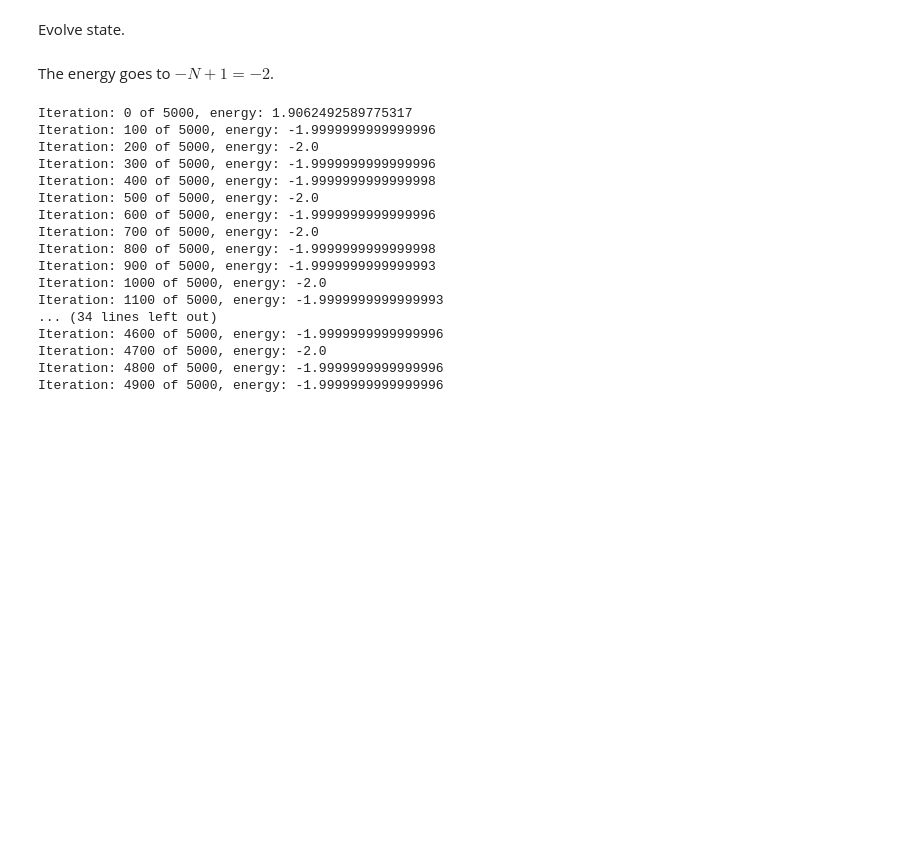
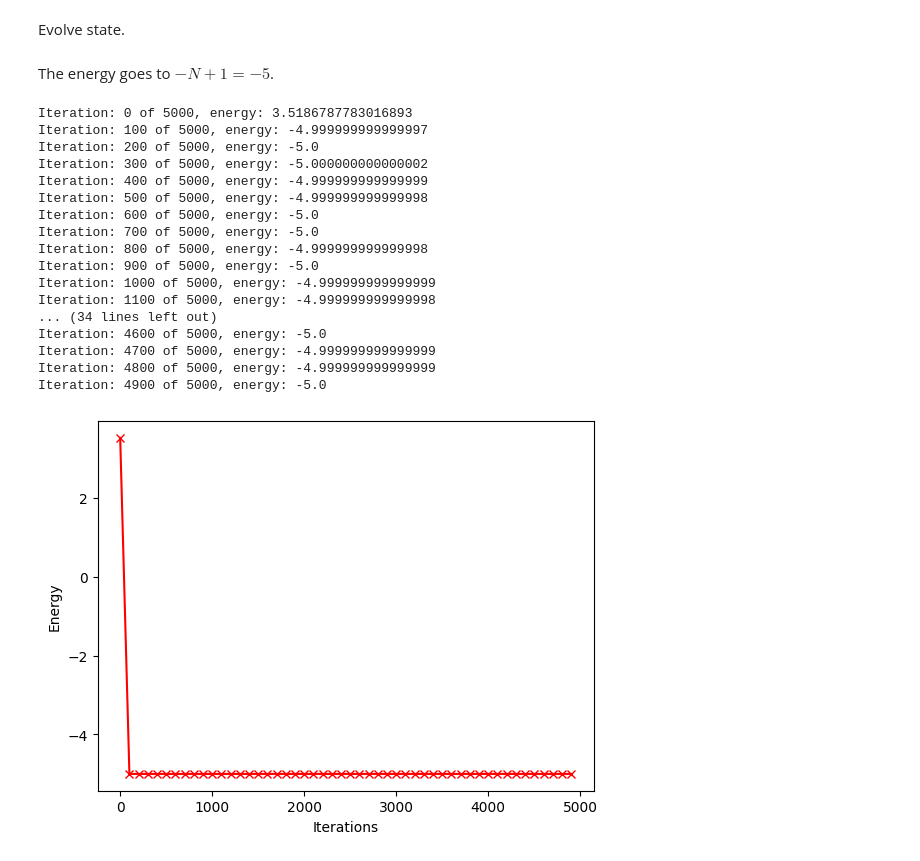
Before and after one commit to jchryssanthacopoulos/quantum_information, a Jupyter notebook: final_project/notebooks/tebd_finite.ipynb, the cells around one changed output. Cells and saved outputs as stored; diff of their text form; code cells hidden in the pictures; blank space fills up the shorter version.

```diff
--- a/final_project/notebooks/tebd_finite.ipynb
+++ b/final_project/notebooks/tebd_finite.ipynb
@@ -60,24 +65,30 @@ tau = 0.1
 num_iter = 5000
 mid_steps = 100
 # %% [markdown]
-The energy goes to $-N + 1 = -2$.
+The energy goes to $-N + 1 = -5$.
 # %%
-run_tebd(tebd_obj, tau, num_iter, mid_steps)
+energies, wave_functions = run_tebd(tebd_obj, tau, num_iter, mid_steps)
 # %% [output]
-Iteration: 0 of 5000, energy: 1.9062492589775317
-Iteration: 100 of 5000, energy: -1.9999999999999996
-Iteration: 200 of 5000, energy: -2.0
-Iteration: 300 of 5000, energy: -1.9999999999999996
-Iteration: 400 of 5000, energy: -1.9999999999999998
-Iteration: 500 of 5000, energy: -2.0
-Iteration: 600 of 5000, energy: -1.9999999999999996
-Iteration: 700 of 5000, energy: -2.0
-Iteration: 800 of 5000, energy: -1.9999999999999998
-Iteration: 900 of 5000, energy: -1.9999999999999993
-Iteration: 1000 of 5000, energy: -2.0
-Iteration: 1100 of 5000, energy: -1.9999999999999993
+Iteration: 0 of 5000, energy: 3.5186787783016893
+Iteration: 100 of 5000, energy: -4.999999999999997
+Iteration: 200 of 5000, energy: -5.0
+Iteration: 300 of 5000, energy: -5.000000000000002
+Iteration: 400 of 5000, energy: -4.999999999999999
+Iteration: 500 of 5000, energy: -4.999999999999998
+Iteration: 600 of 5000, energy: -5.0
+Iteration: 700 of 5000, energy: -5.0
+Iteration: 800 of 5000, energy: -4.999999999999998
+Iteration: 900 of 5000, energy: -5.0
+Iteration: 1000 of 5000, energy: -4.999999999999999
+Iteration: 1100 of 5000, energy: -4.999999999999998
 ... (34 lines left out)
-Iteration: 4600 of 5000, energy: -1.9999999999999996
-Iteration: 4700 of 5000, energy: -2.0
-Iteration: 4800 of 5000, energy: -1.9999999999999996
-Iteration: 4900 of 5000, energy: -1.9999999999999996
+Iteration: 4600 of 5000, energy: -5.0
+Iteration: 4700 of 5000, energy: -4.999999999999999
+Iteration: 4800 of 5000, energy: -4.999999999999999
+Iteration: 4900 of 5000, energy: -5.0
+# %%
+plt.plot(range(0, num_iter, mid_steps), energies, "rx-")
+plt.xlabel("Iterations")
+plt.ylabel("Energy");
+# %% [output]
+[figure, added]
```
Also changed, not shown: parts of 7 cells of this notebook, 3 other files.
